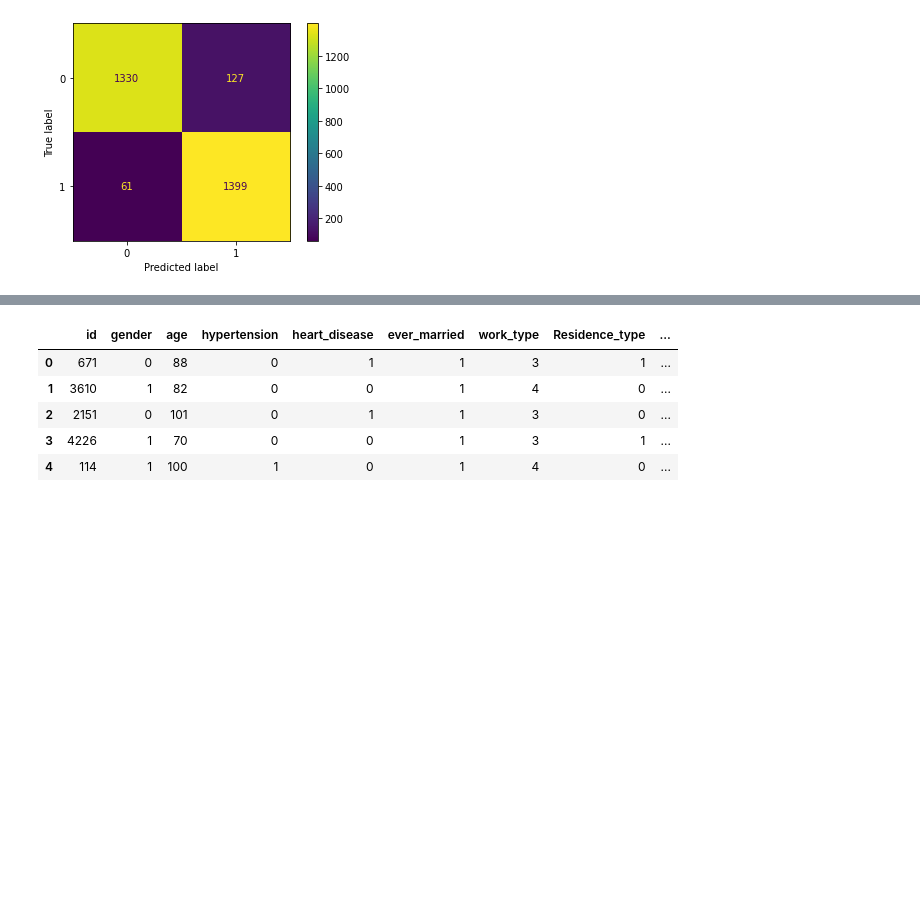
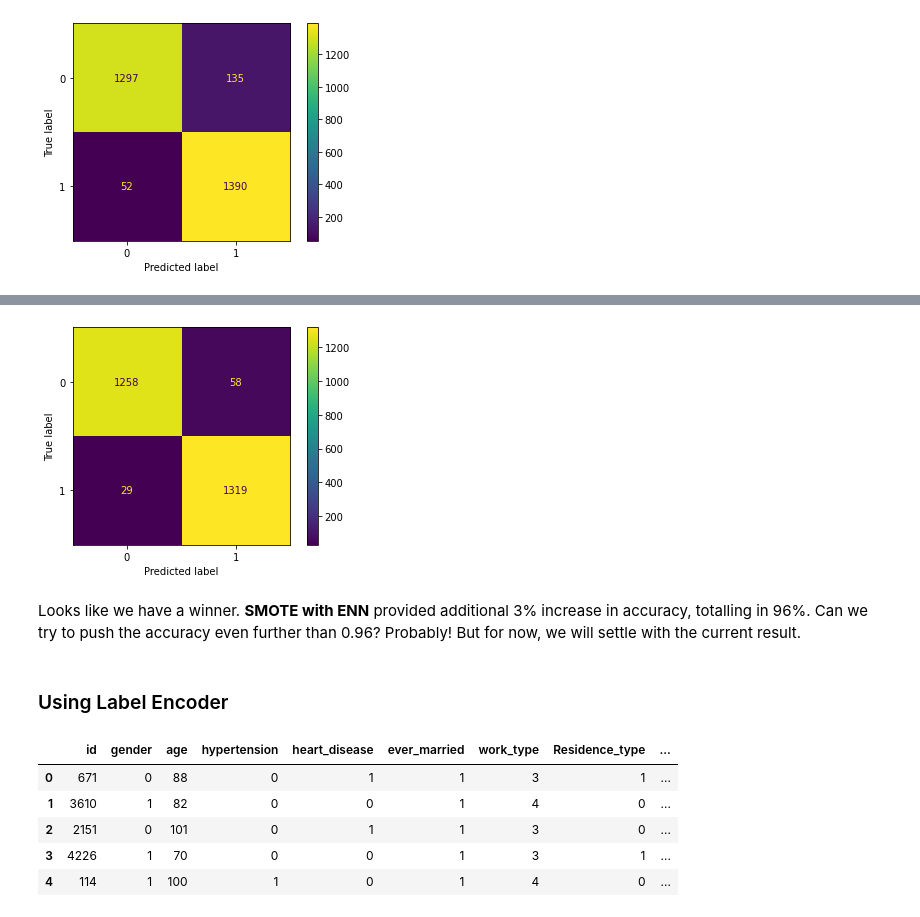
Before and after one commit to k3nnywilliam/stroke-prediction, a Jupyter notebook: stroke-prediction-nb.ipynb, the cells around one changed output, grey strips where cells are left out. Drawn from its saved outputs; the diff is of its cells as text; code cells hidden in the pictures; blank space fills up the shorter version.

Commit message:
Improve accuracy score to 0.96 with SMOTE ENN

```diff
--- a/stroke-prediction-nb.ipynb
+++ b/stroke-prediction-nb.ipynb
@@ -331,0 +350,13 @@ Accuracy: 93.56%
+# %%
+
+from imblearn.combine import SMOTETomek
+
+smt = SMOTETomek(random_state = 42)
+X, y = smt.fit_resample(X, y)
+# %%
+pipeline = make_pipeline(StandardScaler(), RandomForestClassifier())
+pipeline.fit(X_train, y_train)
+y_pred = pipeline.predict(X_test)
+
+print(f"Training score: {pipeline.score(X_train, y_train)*100}%")
+print(f"Accuracy: {round(accuracy_score(y_test, y_pred) * 100, 2)}%")
@@ -337,0 +387,6 @@ plt.show()
+# %%
+from imblearn.combine import SMOTEENN
+smten = SMOTEENN(random_state=42)
+X, y = smten.fit_resample(X, y)
+# %%
+X_train, X_test, y_train, y_test = train_test_split(X, y, test_size=0.3, random_state=42)
@@ -349,3 +414,13 @@ weighted avg       0.94      0.94      0.94      2917
+# %%
+plot_confusion_matrix(pipeline, X_test, y_test)
+plt.grid(False)
+plt.show()
+# %% [output]
+[figure, added]
+# %% [markdown]
+Looks like we have a winner. <b>SMOTE with ENN</b> provided additional 3% increase in accuracy, totalling in 96%. Can we try to push the accuracy even further than 0.96? Probably! But for now, we will settle with the current result.
+# %% [markdown]
+### Using Label Encoder
 # %%
 from sklearn.preprocessing import LabelEncoder
 
```
Also changed, not shown: parts of 20 cells of this notebook.
